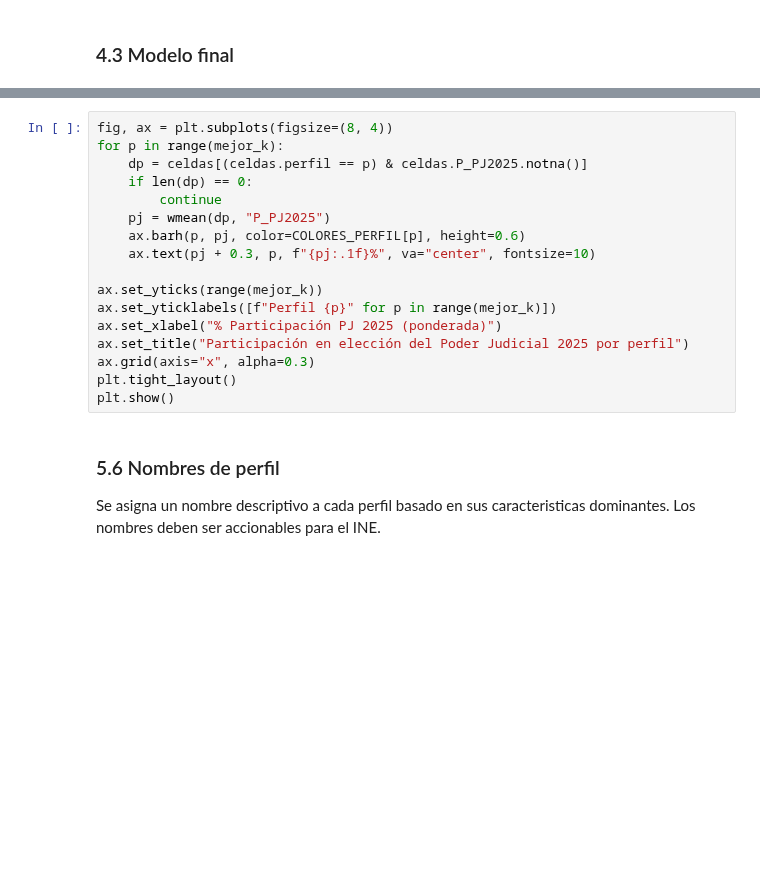
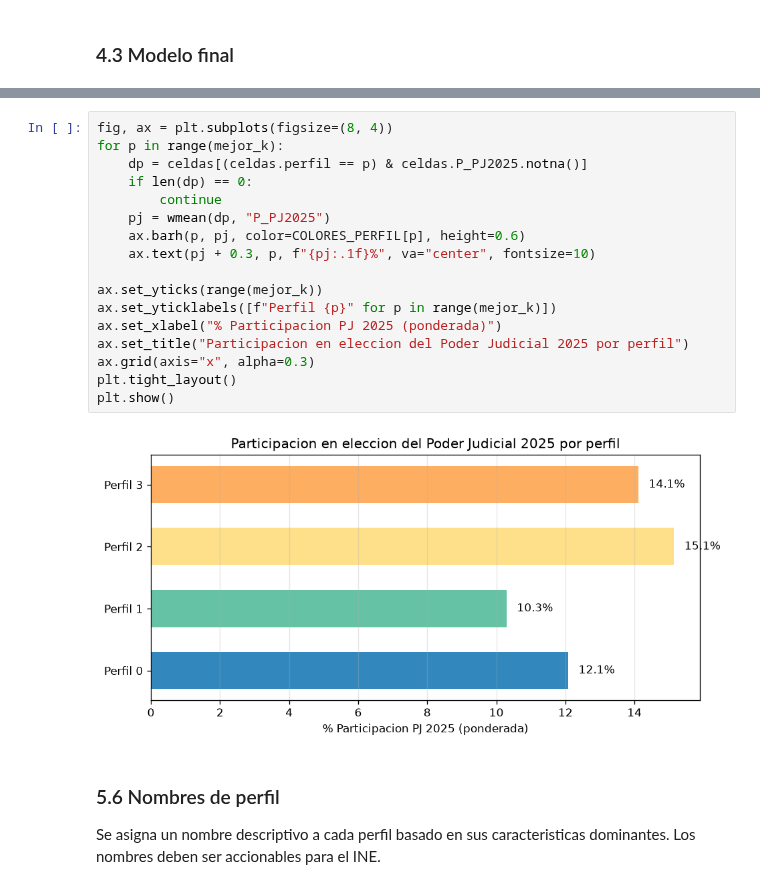
Before and after one commit to GuIsTyping/INE_HACKATHON, a Jupyter notebook: notebooks/04_segmentacion.ipynb, the cells around one changed output, grey strips where cells are left out. Saved outputs shown, nothing was run; the diff lists cells and outputs as text; blank space fills up the shorter version.

```diff
--- a/notebooks/04_segmentacion.ipynb
+++ b/notebooks/04_segmentacion.ipynb
@@ -375,20 +421,22 @@ La correlación con el promedio federal es solo 0.28: captura una dimensión dis
 # %%
 fig, ax = plt.subplots(figsize=(8, 4))
 for p in range(mejor_k):
     dp = celdas[(celdas.perfil == p) & celdas.P_PJ2025.notna()]
     if len(dp) == 0:
         continue
     pj = wmean(dp, "P_PJ2025")
     ax.barh(p, pj, color=COLORES_PERFIL[p], height=0.6)
     ax.text(pj + 0.3, p, f"{pj:.1f}%", va="center", fontsize=10)
 
 ax.set_yticks(range(mejor_k))
 ax.set_yticklabels([f"Perfil {p}" for p in range(mejor_k)])
-ax.set_xlabel("% Participación PJ 2025 (ponderada)")
-ax.set_title("Participación en elección del Poder Judicial 2025 por perfil")
+ax.set_xlabel("% Participacion PJ 2025 (ponderada)")
+ax.set_title("Participacion en eleccion del Poder Judicial 2025 por perfil")
 ax.grid(axis="x", alpha=0.3)
 plt.tight_layout()
 plt.show()
+# %% [output]
+[figure, added]
 # %% [markdown]
 ### 5.6 Nombres de perfil
 
```
Also changed, not shown: parts of 41 cells of this notebook, 10 other files.
